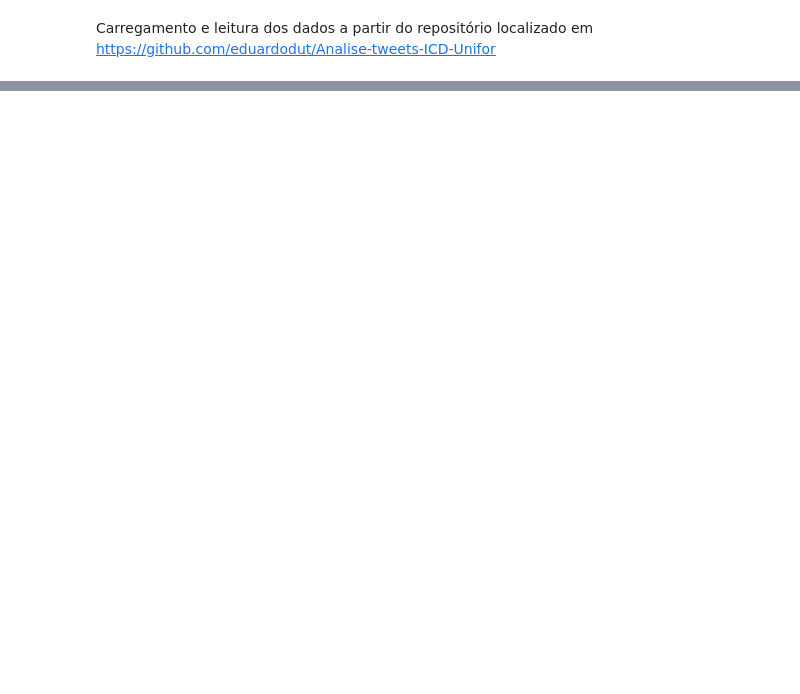
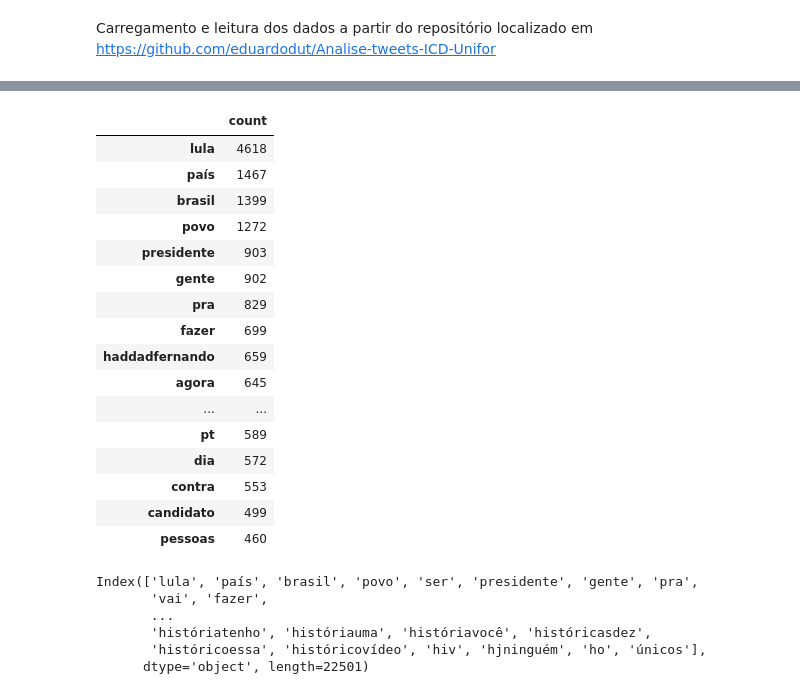
Before and after one commit to eduardodut/Analise-tweets-ICD-Unifor, a Jupyter notebook: AnaliseTweets.ipynb, the cells around one changed output, grey strips where cells are left out. Saved outputs shown, nothing was run; the diff lists cells and outputs as text; code cells hidden in the pictures; blank space fills up the shorter version.

```diff
--- a/AnaliseTweets.ipynb
+++ b/AnaliseTweets.ipynb
@@ -618,0 +599,31 @@ alltokens
+# %%
+# dict_texto_vetorizado['Lula'] = dict_texto_vetorizado['Lula'].drop(palavras_para_remocao,axis=0)
+dict_texto_vetorizado['Lula'].head(20)
+# %% [output]
+|  | count |
+| lula | 4618 |
+| país | 1467 |
+| brasil | 1399 |
+| povo | 1272 |
+| presidente | 903 |
+| gente | 902 |
+| pra | 829 |
+| fazer | 699 |
+| haddadfernando | 659 |
+| agora | 645 |
+| ... | ... |
+| pt | 589 |
+| dia | 572 |
+| contra | 553 |
+| candidato | 499 |
+| pessoas | 460 |
+# %%
+dict_texto_vetorizado.repl get("Lula") = data.drop(["Y2001", "Y2002", "Y2003"], axis=0)
+for palavra in dict_texto_vetorizado.get("Lula").index:
+# %% [output]
+Index(['lula', 'país', 'brasil', 'povo', 'ser', 'presidente', 'gente', 'pra',
+       'vai', 'fazer',
+       ...
+       'históriatenho', 'históriauma', 'históriavocê', 'históricasdez',
+       'históricoessa', 'históricovídeo', 'hiv', 'hjninguém', 'ho', 'únicos'],
+      dtype='object', length=22501)
```
Also changed, not shown: parts of 24 cells of this notebook.
